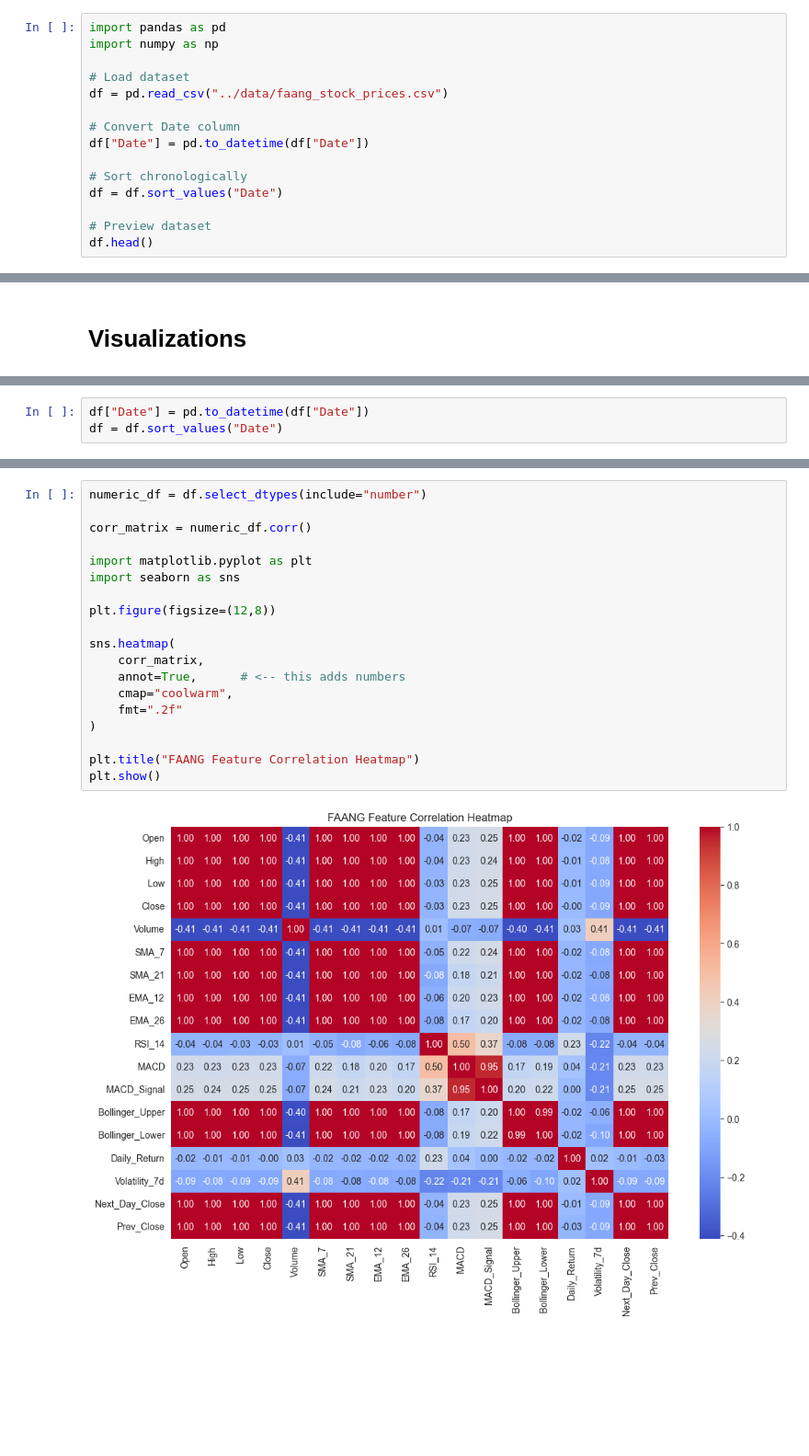
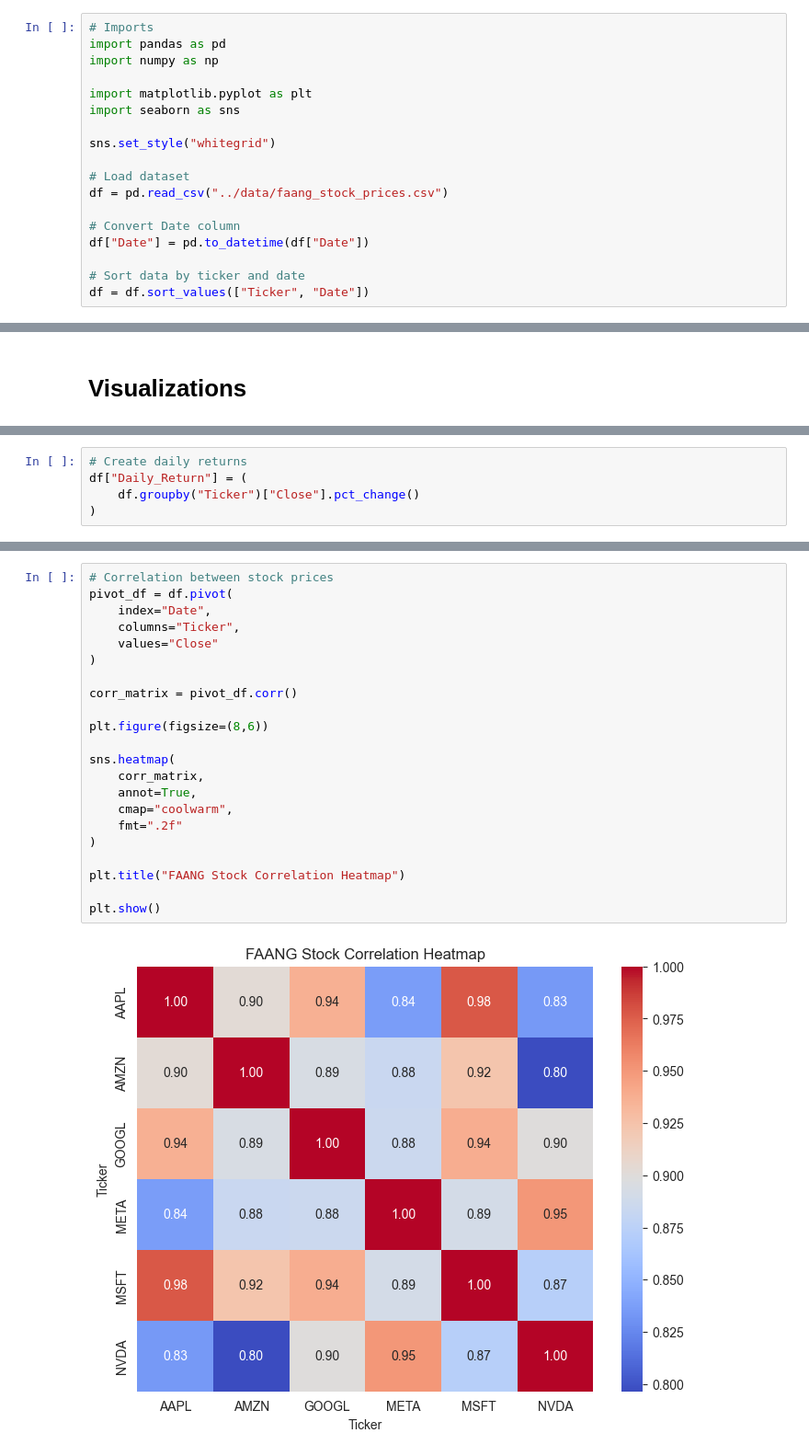
Before and after one commit to codingirl99/faang-stock-forecasting, a Jupyter notebook: notebooks/1_data_eda_visualizations.ipynb, the cells around one changed output, grey strips where cells are left out. Shown at 92% size. Cells and saved outputs as stored; diff of their text form; blank space fills up the shorter version.

```diff
--- a/notebooks/1_data_eda_visualizations.ipynb
+++ b/notebooks/1_data_eda_visualizations.ipynb
@@ -1,8 +1,14 @@
 # %% [markdown]
 # Exploratory Data Analysis
 # %%
+# Imports
 import pandas as pd
 import numpy as np
+
+import matplotlib.pyplot as plt
+import seaborn as sns
+
+sns.set_style("whitegrid")
 
 # Load dataset
 df = pd.read_csv("../data/faang_stock_prices.csv")
@@ -10,8 +16,5 @@ df = pd.read_csv("../data/faang_stock_prices.csv")
 # Convert Date column
 df["Date"] = pd.to_datetime(df["Date"])
 
-# Sort chronologically
-df = df.sort_values("Date")
-
-# Preview dataset
-df.head()
+# Sort data by ticker and date
+df = df.sort_values(["Ticker", "Date"])
@@ -101,3 +99,0 @@ import seaborn as sns
-# %%
-df["Date"] = pd.to_datetime(df["Date"])
-df = df.sort_values("Date")
@@ -106 +100,6 @@ df = df.sort_values("Date")
+# %%
+# Create daily returns
+df["Daily_Return"] = (
+    df.groupby("Ticker")["Close"].pct_change()
+)
 # %%
@@ -175,21 +150,24 @@ plt.show()
 # %%
-numeric_df = df.select_dtypes(include="number")
+# Correlation between stock prices
+pivot_df = df.pivot(
+    index="Date",
+    columns="Ticker",
+    values="Close"
+)
 
-corr_matrix = numeric_df.corr()
+corr_matrix = pivot_df.corr()
 
-import matplotlib.pyplot as plt
-import seaborn as sns
-
-plt.figure(figsize=(12,8))
+plt.figure(figsize=(8,6))
 
 sns.heatmap(
     corr_matrix,
-    annot=True,      # <-- this adds numbers
+    annot=True,
     cmap="coolwarm",
     fmt=".2f"
 )
 
-plt.title("FAANG Feature Correlation Heatmap")
+plt.title("FAANG Stock Correlation Heatmap")
+
 plt.show()
 # %% [output]
-[figure, old version]
+[figure, new version]
```
Also changed, not shown: parts of 18 cells of this notebook, 1 other file.
